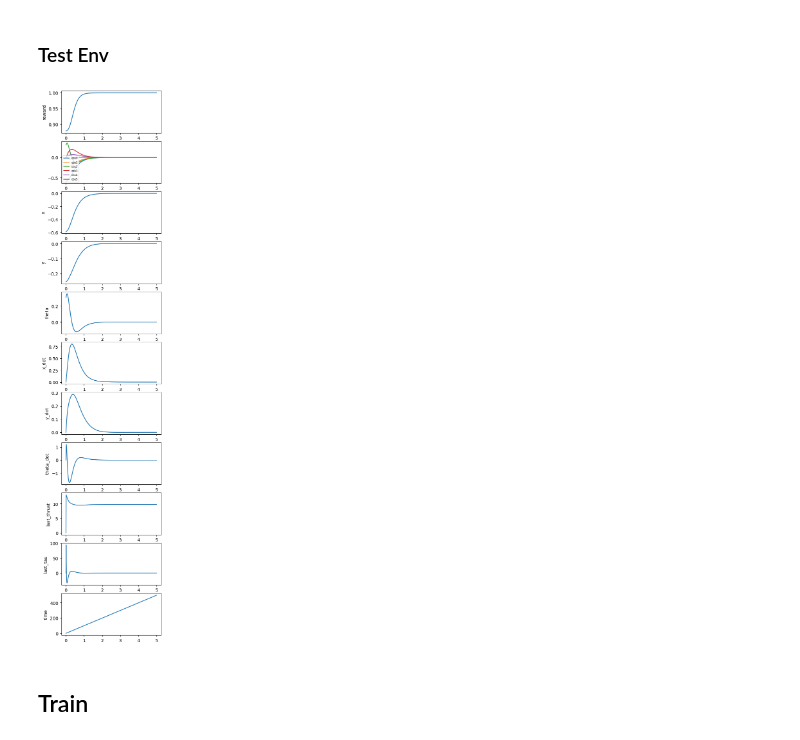
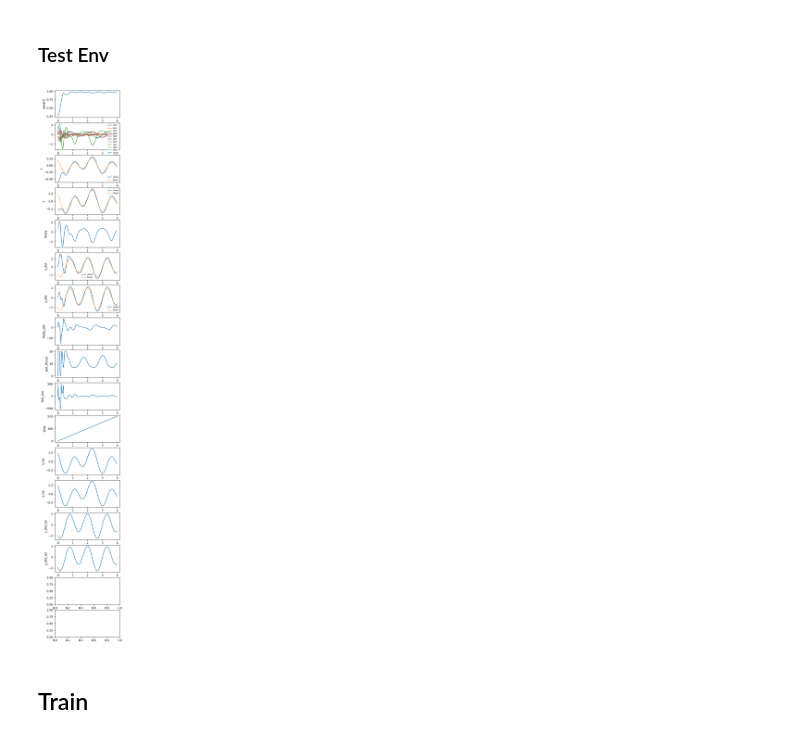
Before and after one commit to jc-bao/policy-adaptation-survey, a Jupyter notebook: adaptive_control_gym/envs/brax/jax_dev.ipynb, the cells around one changed output. Drawn from its saved outputs; the diff is of its cells as text; code cells hidden in the pictures.

```diff
--- a/adaptive_control_gym/envs/brax/jax_dev.ipynb
+++ b/adaptive_control_gym/envs/brax/jax_dev.ipynb
@@ -296,7 +345,7 @@ def test_env(env:Quad2D, policy):
             break
 
     import matplotlib.pyplot as plt
-    num_figs = len(state_seq[0].__dict__) + 2
+    num_figs = len(state_seq[0].__dict__)
     time = [s.time * env_params.dt for s in state_seq]
     # create num_figs subplots
     plt.subplots(num_figs, 1, figsize=(4, 2 * num_figs))
@@ -310,41 +359,52 @@ def test_env(env:Quad2D, policy):
         plt.plot(time, [o[i] for o in obs_seq], label=f"obs{i}")
         plt.legend(fontsize=6)
     # enumerate states's attributes (state is EnvParams dataclass)
-    for i, (k, v) in enumerate(state_seq[0].__dict__.items()):
-        plt.subplot(num_figs, 1, i + 3)
+    fig_id = 3
+    for (k, v) in state_seq[0].__dict__.items():
+        if k in ['x_traj', 'y_traj', 'x_dot_traj', 'y_dot_traj', 'theta_traj']:
+            continue
+        plt.subplot(num_figs, 1, fig_id)
         plt.plot(time, [s.__dict__[k] for s in state_seq])
+        if k in ['x', 'y', 'x_dot', 'y_dot']:
+            plt.plot(time, [s.__dict__[k + '_tar'] for s in state_seq], '--')
+            plt.legend(['actual', 'target'], fontsize=6)
         plt.ylabel(k)
+        fig_id += 1
 
 env = Quad2D()
 random_policy = lambda obs, rng: env.action_space(env.default_params).sample(rng)
 def pid_policy(obs, rng):
     x = obs[0]
     y = obs[1]
     theta = obs[2]
     x_dot = obs[3] * 4.0
     y_dot = obs[4] * 4.0
     theta_dot = obs[5] * 40.0
+    x_tar = obs[6]
+    y_tar = obs[7]
+    x_dot_tar = obs[8] * 4.0
+    y_dot_tar = obs[9] * 4.0
 
-    w0 = 3.0
+    w0 = 10.0
     zeta = 0.9
     kp = env.default_params.m * (w0**2)
     kd = env.default_params.m * 2.0 * zeta * w0
-    target_force_x = kp * (0.0 - x) + kd * (0.0 - x_dot)
-    target_force_y = kp * (0.0 - y) + kd * (0.0 - y_dot) + env.default_params.m * env.default_params.g
+    target_force_x = kp * (x_tar - x) + kd * (x_dot_tar - x_dot)
+    target_force_y = kp * (y_tar - y) + kd * (y_dot_tar - y_dot) + env.default_params.m * env.default_params.g
     thrust = target_force_x * jnp.sin(theta) + target_force_y * jnp.cos(theta)
     target_theta = jnp.arctan2(target_force_x, target_force_y)
 
     w0 = 30.0
-    zeta = 0.9
+    zeta = 0.85
     tau = env.default_params.I * ((w0**2) * (target_theta-theta) + 2.0 * zeta * w0 * (0.0-theta_dot))
 
     # convert into action space
     thrust_normed = jnp.clip(thrust/env.default_params.max_thrust * 2.0 - 1.0, -1.0, 1.0)
     tau_normed = jnp.clip(tau/env.default_params.max_torque, -1.0, 1.0)
     return jnp.array([thrust_normed, tau_normed])
 test_env(env, policy=pid_policy)
 # %% [output]
-[figure, old version]
+[figure, new version]
 # %% [markdown]
 ## Train
 # %% [markdown]
```
Also changed, not shown: parts of 5 cells of this notebook.
